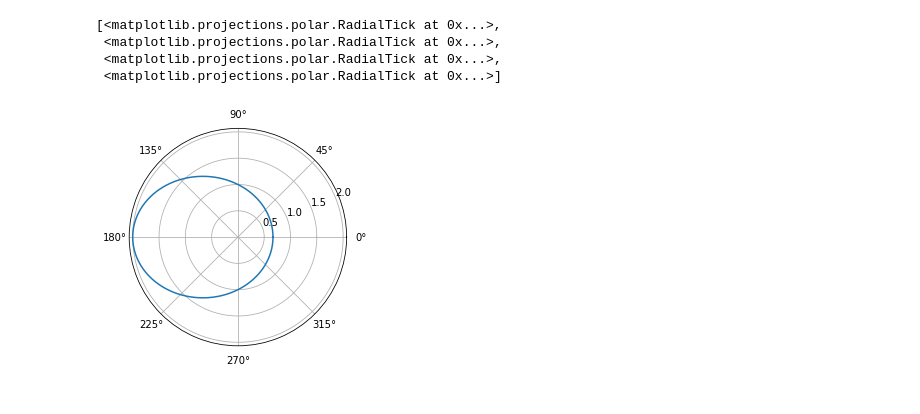
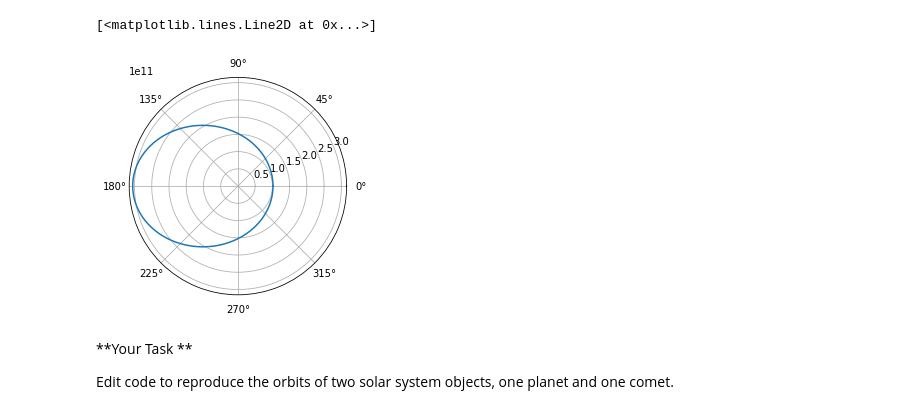
Before and after one commit to rfinn/ASTR390, a Jupyter notebook: elliptical-orbits.ipynb, the cells around one changed output. Saved outputs shown, nothing was run; the diff lists cells and outputs as text; code cells hidden in the pictures.

Commit message:
elliptical orbit plot

```diff
--- a/elliptical-orbits.ipynb
+++ b/elliptical-orbits.ipynb
@@ -4,16 +6,20 @@ import matplotlib.pyplot as plt
 %matplotlib inline
 # %%
 phi = np.arange(0,2*np.pi,.01)
-c = 1
+r_orbit = 1.5e11 * u.m # change this for orbital radius
+v_orbit = 3.e4 *u.m/u.s
+l = r_orbit*v_orbit
+const = l**2/(c.G*c.M_sun)
 e = 0.5
-r = c/(1+e*np.cos(phi))
+r = const/(1+e*np.cos(phi))
 # %%
 ax = plt.subplot(111, projection='polar')
 ax.plot(phi, r)
-ax.set_rticks([0.5,1,1.5,2])
+#ax.set_rticks([0.5,1,1.5,2])
 # %% [output]
-[<matplotlib.projections.polar.RadialTick at 0x...>,
- <matplotlib.projections.polar.RadialTick at 0x...>,
- <matplotlib.projections.polar.RadialTick at 0x...>,
- <matplotlib.projections.polar.RadialTick at 0x...>]
+[<matplotlib.lines.Line2D at 0x...>]
-[figure, old version]
+[figure, new version]
+# %% [markdown]
+**Your Task **
+
+Edit code to reproduce the orbits of two solar system objects, one planet and one comet.
```
Also changed, not shown: parts of 1 cell of this notebook.
